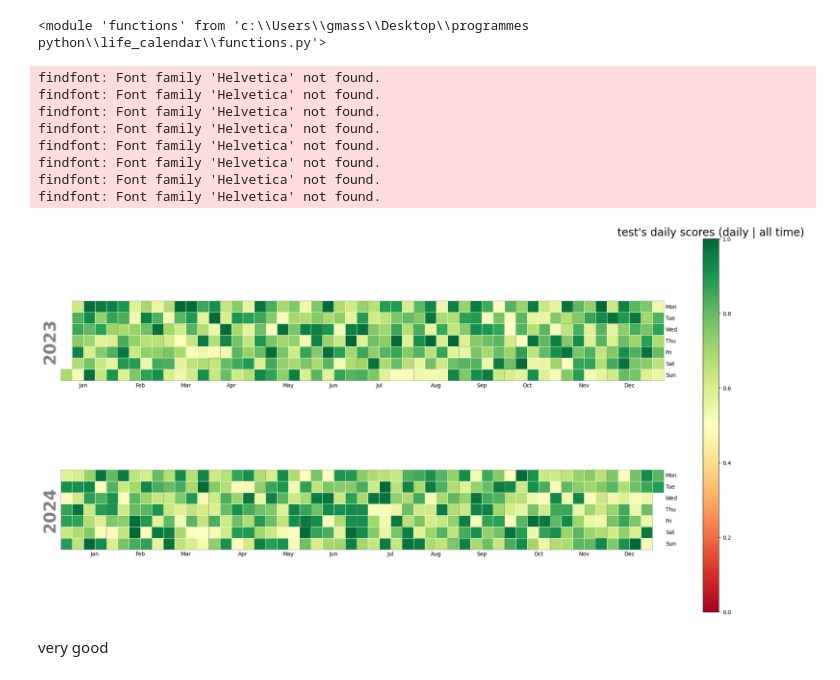
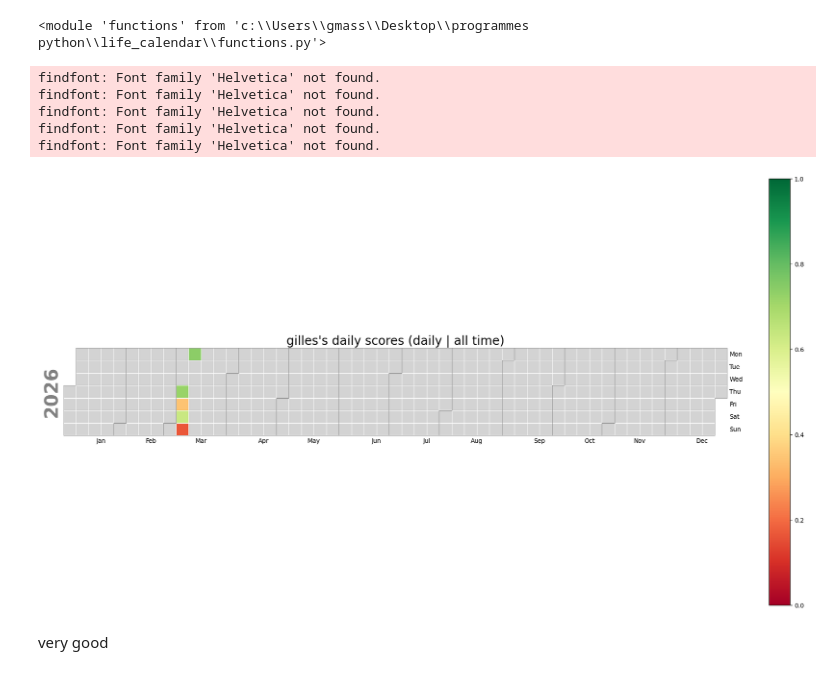
Before and after one commit to jilemsl/life_calendar, a Jupyter notebook: main.ipynb, the cells around one changed output. Drawn from its saved outputs; the diff is of its cells as text; code cells hidden in the pictures.

```diff
--- a/main.ipynb
+++ b/main.ipynb
@@ -22,17 +22,14 @@ df['daily_score'] = score
 
 df.to_csv(r'data/test_profile.csv', index=False)
 # %%
-functions.plot_calendar_heatmap('test')
+functions.plot_calendar_heatmap('gilles')
 # %% [output]
 findfont: Font family 'Helvetica' not found.
 findfont: Font family 'Helvetica' not found.
 findfont: Font family 'Helvetica' not found.
 findfont: Font family 'Helvetica' not found.
 findfont: Font family 'Helvetica' not found.
-findfont: Font family 'Helvetica' not found.
-findfont: Font family 'Helvetica' not found.
-findfont: Font family 'Helvetica' not found.
-[figure, old version]
+[figure, new version]
 # %% [markdown]
 very good
 # %% [markdown]
```
Also changed, not shown: parts of 2 cells of this notebook, 3 other files.
